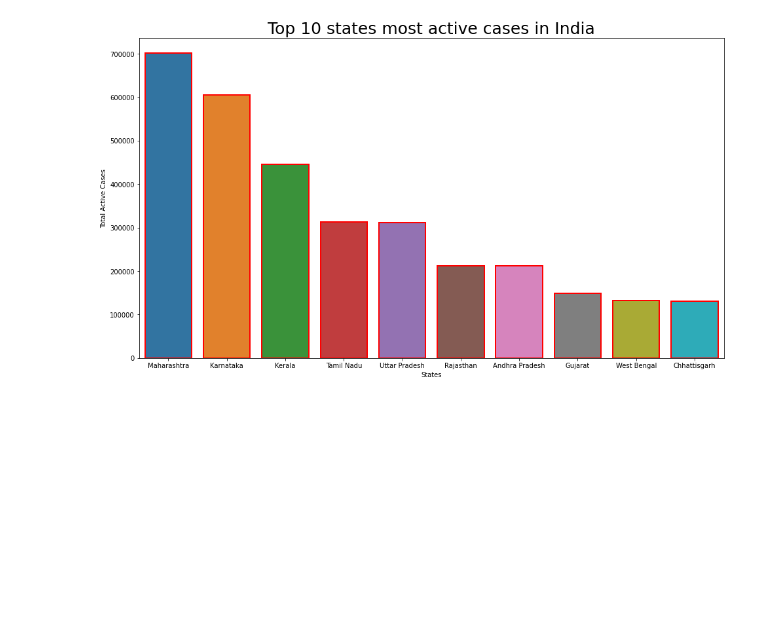
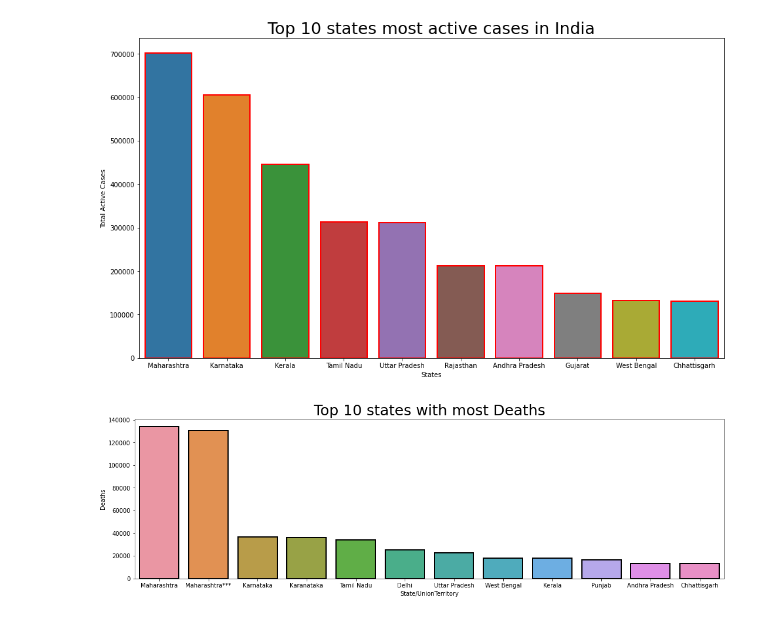
Before and after one commit to RoshanKrSharma/Covid19-Data-Analysis, a Jupyter notebook: Covid_19_Data_Analysis.ipynb, the cells around one changed output. Drawn from its saved outputs; the diff is of its cells as text; code cells hidden in the pictures; blank space fills up the shorter version.

```diff
--- a/Covid_19_Data_Analysis.ipynb
+++ b/Covid_19_Data_Analysis.ipynb
@@ -147,3 +147,11 @@ plt.ylabel("Total Active Cases")
 plt.show()
 # %% [output]
 [figure]
+# %%
+# Top states with highest deaths
+top_10_deaths = covid_df.groupby(by= 'State/UnionTerritory').max()[['Deaths','Date']].sort_values(by = ['Deaths'], ascending =False).reset_index()
+fig = plt.figure(figsize=(18,5))
+plt.title("Top 10 states with most Deaths", size = 25)
+ax= sns.barplot(data= top_10_deaths.iloc[:12], y="Deaths", x= "State/UnionTerritory", linewidth =2, edgecolor= 'black')
+# %% [output]
+[figure, added]
```
Also changed, not shown: parts of 15 cells of this notebook.
